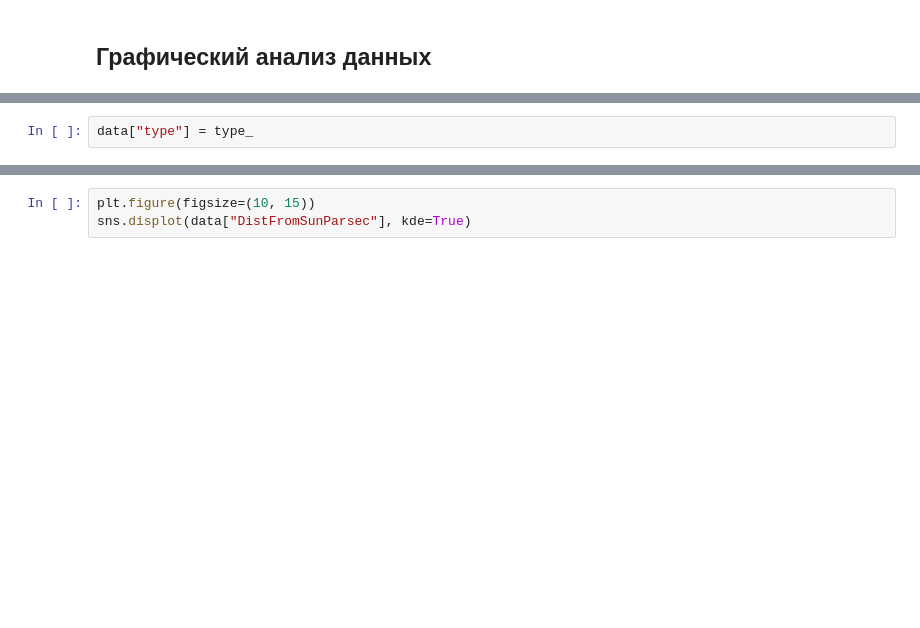
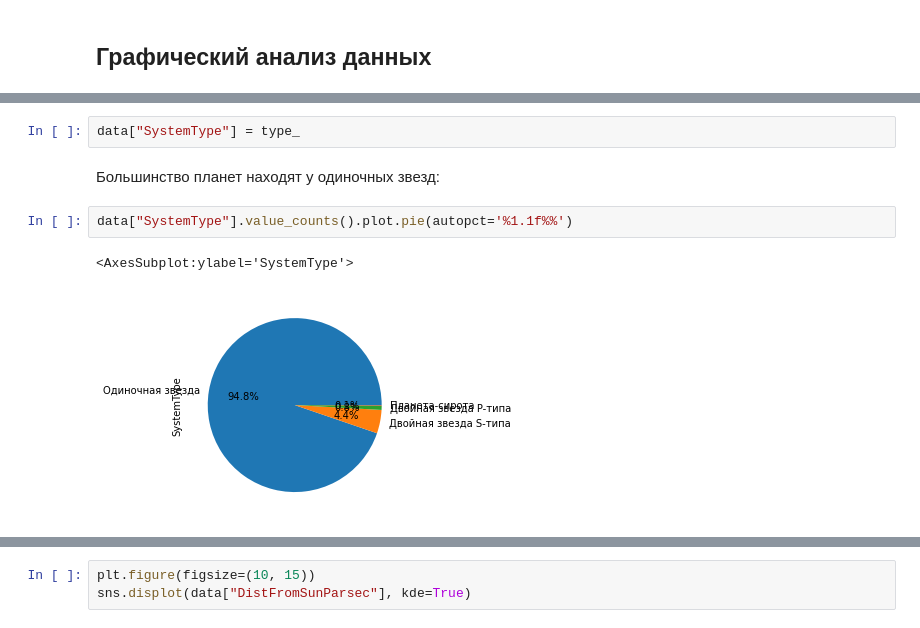
Before and after one commit to L1tewave/stohastic-object-models, a Jupyter notebook: practice_1/MyNotebook.ipynb, the cells around one changed output, grey strips where cells are left out. Drawn from its saved outputs; the diff is of its cells as text; blank space fills up the shorter version.

```diff
--- a/practice_1/MyNotebook.ipynb
+++ b/practice_1/MyNotebook.ipynb
@@ -145,4 +161,11 @@ print(type_.value_counts())
 Планета-сирота              3
 dtype: int64
 # %%
-data["type"] = type_
+data["SystemType"] = type_
+# %% [markdown]
+Большинство планет находят у одиночных звезд:
+# %%
+data["SystemType"].value_counts().plot.pie(autopct='%1.1f%%')
+# %% [output]
+<AxesSubplot:ylabel='SystemType'>
+[figure, added]
```
Also changed, not shown: parts of 21 cells of this notebook.
